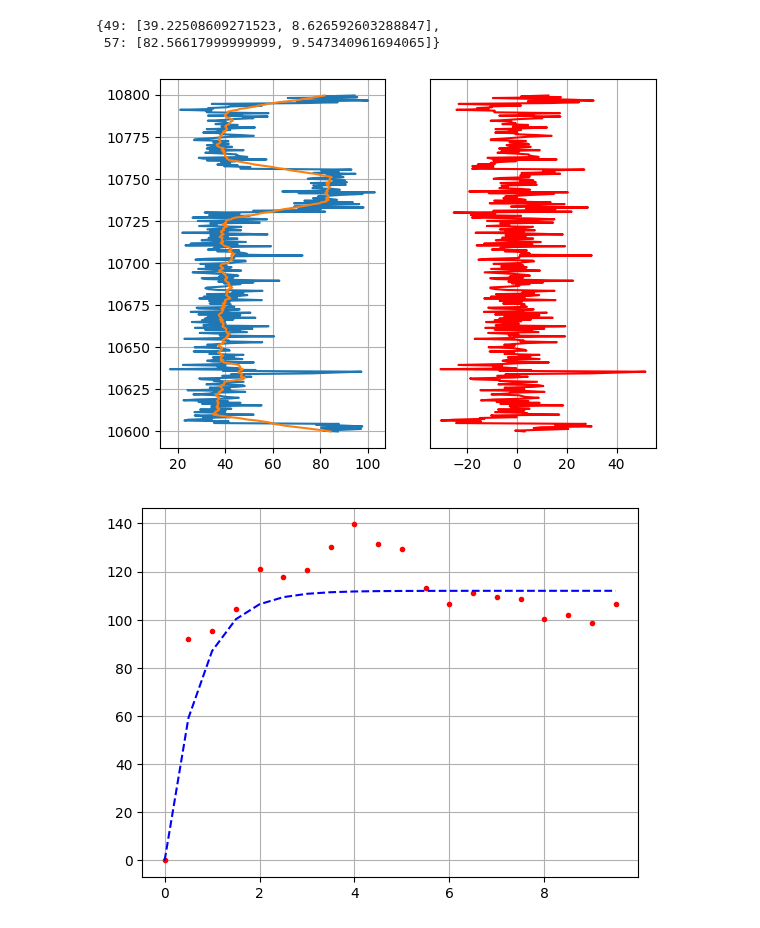
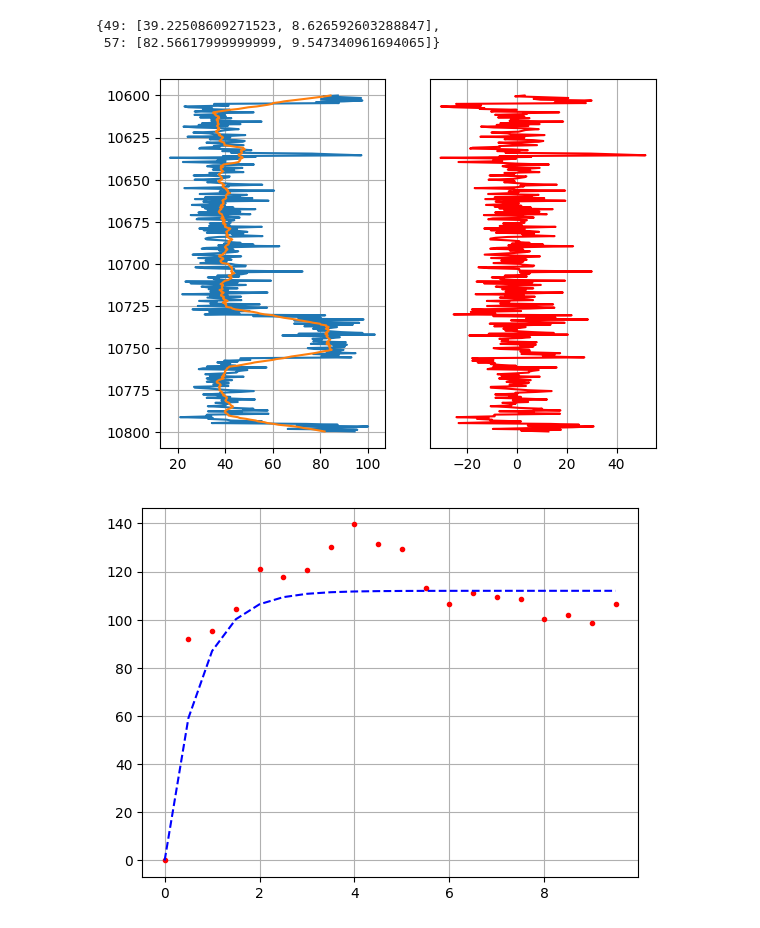
Before and after one commit to giecaruff/stoneforge, a Jupyter notebook: examples/pseudo_wells.ipynb, the cells around one changed output. Drawn from its saved outputs; the diff is of its cells as text; code cells hidden in the pictures.

```diff
--- a/examples/pseudo_wells.ipynb
+++ b/examples/pseudo_wells.ipynb
@@ -110,24 +117,26 @@ stats
 # %%
 # Gaussian Monte Carlo GR log
 S_GR = pseudo_tools.synthetic_log(stats, lithology = lito_s, seed=42)
 
 # Smooth GR values
 GR_smooth = pseudo_tools.moving_average(S_GR, step = 20)
 
 # Taking the difference between the synthetic well log and the smooth trend values
 dif_GR = S_GR - GR_smooth
 
 plt.subplot(1,2,1)
+plt.gca().invert_yaxis()
 plt.plot(S_GR,depth)
 plt.plot(GR_smooth,depth)
 plt.grid()
 
 plt.subplot(1,2,2)
+plt.gca().invert_yaxis()
 plt.plot(dif_GR,depth,'r')
 plt.yticks([])
 plt.grid()
 # %% [output]
-[figure, old version]
+[figure, new version]
 # %%
 gm,dt = pseudo_tools.gamma_calc(dif_GR,depth,step=20)
 
```
Also changed, not shown: parts of 15 cells of this notebook, 1 other file.
